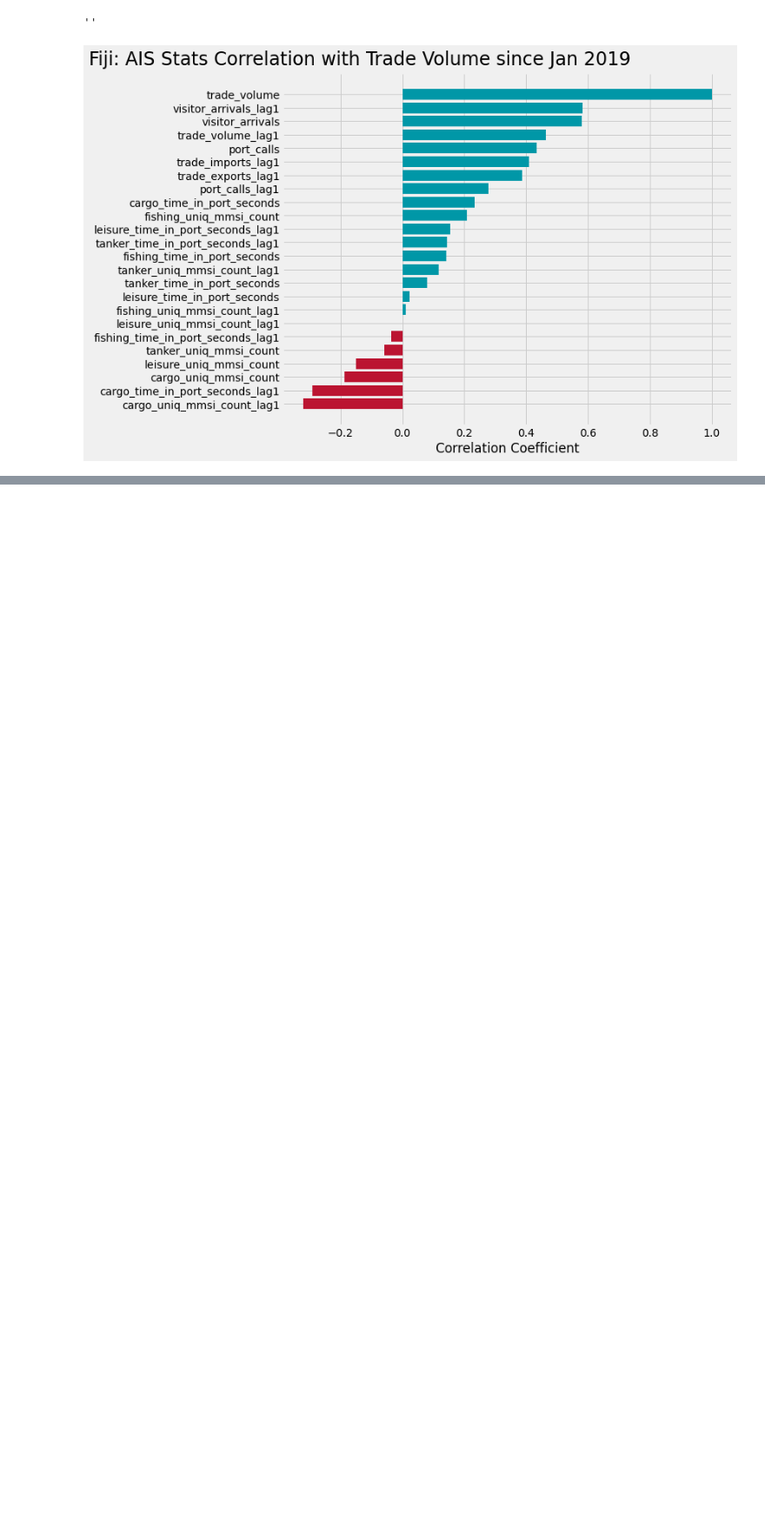
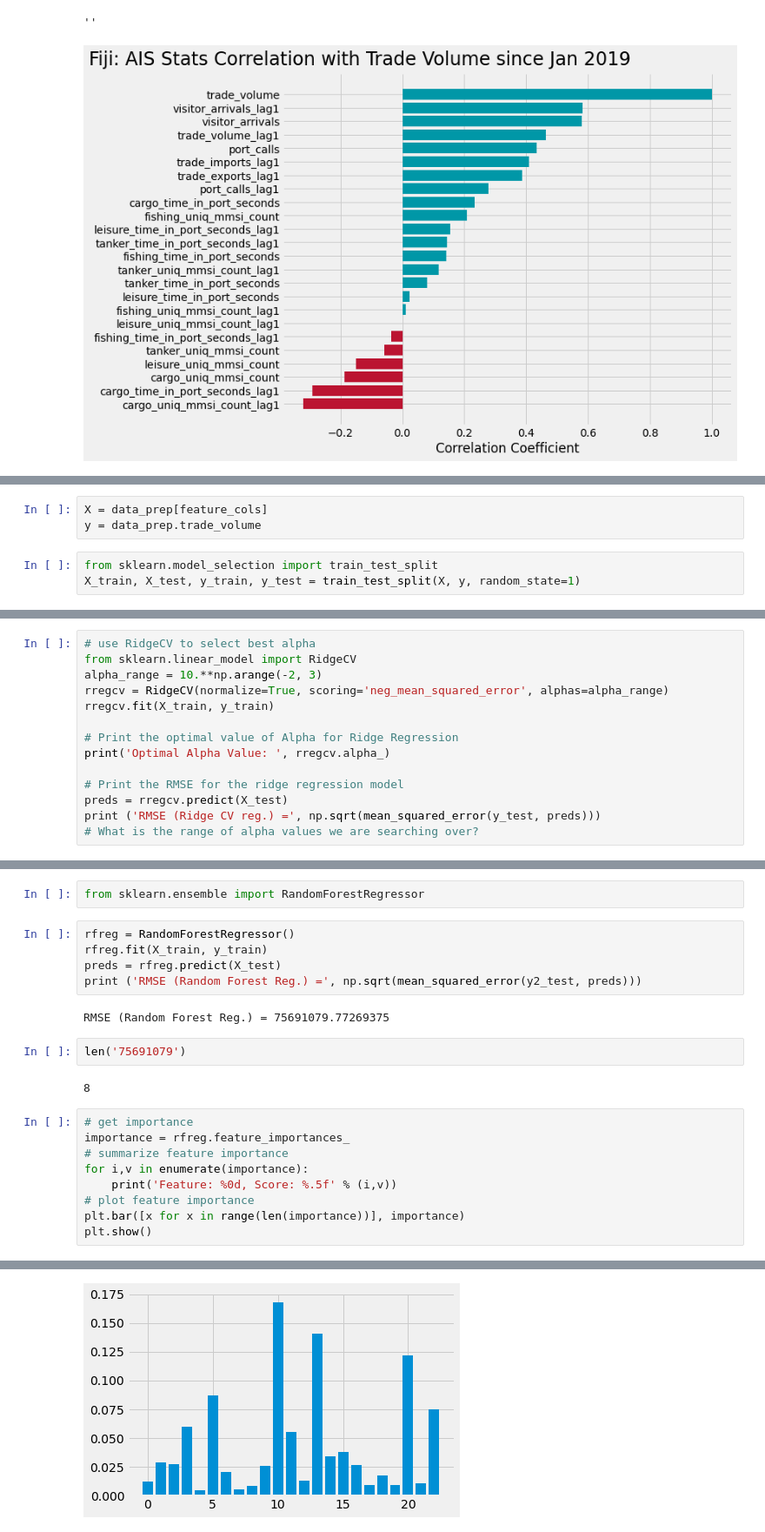
Before and after one commit to GeoffPidcock/ais-pacifimpact, a Jupyter notebook: notebooks/05--geoffpidcock--trade-modeling.ipynb, the cells around one changed output, grey strips where cells are left out. Shown at 87% size. Saved outputs shown, nothing was run; the diff lists cells and outputs as text; blank space fills up the shorter version.

Commit message:
add RF regressor to FJ trade model

```diff
--- a/notebooks/05--geoffpidcock--trade-modeling.ipynb
+++ b/notebooks/05--geoffpidcock--trade-modeling.ipynb
@@ -331,0 +371,6 @@ plt.suptitle('Fiji: AIS Stats Correlation with Trade Volume since Jan 2019\n',x=
+# %%
+X = data_prep[feature_cols]
+y = data_prep.trade_volume
+# %%
+from sklearn.model_selection import train_test_split
+X_train, X_test, y_train, y_test = train_test_split(X, y, random_state=1)
@@ -331,0 +411,14 @@ plt.suptitle('Fiji: AIS Stats Correlation with Trade Volume since Jan 2019\n',x=
+# %%
+# use RidgeCV to select best alpha
+from sklearn.linear_model import RidgeCV
+alpha_range = 10.**np.arange(-2, 3)
+rregcv = RidgeCV(normalize=True, scoring='neg_mean_squared_error', alphas=alpha_range)
+rregcv.fit(X_train, y_train)
+
+# Print the optimal value of Alpha for Ridge Regression
+print('Optimal Alpha Value: ', rregcv.alpha_)
+
+# Print the RMSE for the ridge regression model
+preds = rregcv.predict(X_test)
+print ('RMSE (Ridge CV reg.) =', np.sqrt(mean_squared_error(y_test, preds)))
+# What is the range of alpha values we are searching over?
@@ -331,0 +509,23 @@ plt.suptitle('Fiji: AIS Stats Correlation with Trade Volume since Jan 2019\n',x=
+# %%
+from sklearn.ensemble import RandomForestRegressor
+# %%
+rfreg = RandomForestRegressor()
+rfreg.fit(X_train, y_train)
+preds = rfreg.predict(X_test)
+print ('RMSE (Random Forest Reg.) =', np.sqrt(mean_squared_error(y2_test, preds)))
+# %% [output]
+RMSE (Random Forest Reg.) = 75691079.77269375
+# %%
+len('75691079')
+# %% [output]
+8
+# %%
+# get importance
+importance = rfreg.feature_importances_
+# summarize feature importance
+for i,v in enumerate(importance):
+    print('Feature: %0d, Score: %.5f' % (i,v))
+# plot feature importance
+plt.bar([x for x in range(len(importance))], importance)
+plt.show()
+# %% [output]
@@ -331,0 +549 @@ plt.suptitle('Fiji: AIS Stats Correlation with Trade Volume since Jan 2019\n',x=
+[figure, added]
```
Also changed, not shown: parts of 40 cells of this notebook.
